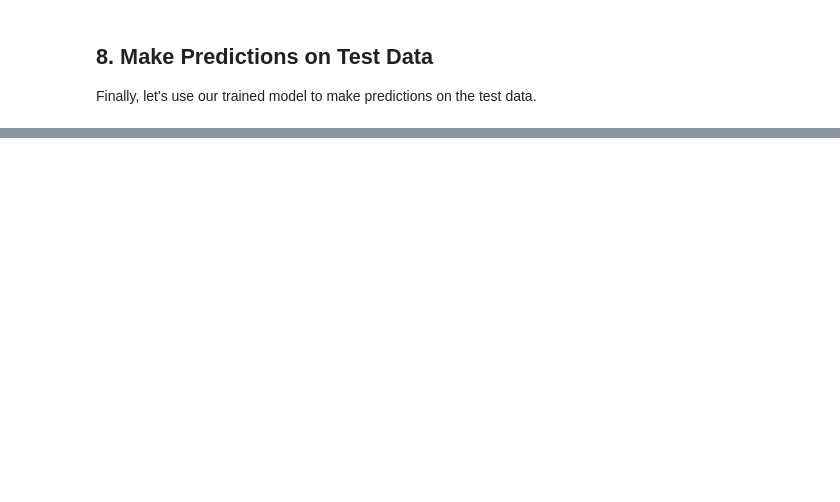
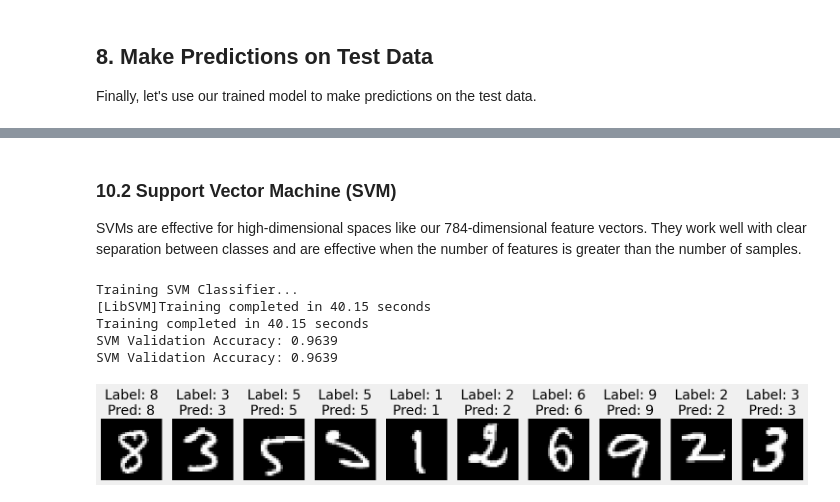
Before and after one commit to Tayyabsami1/Digit-Recognizer, a Jupyter notebook: Tayyab_i222505_DigitRecognizer.ipynb, the cells around one changed output, grey strips where cells are left out. Drawn from its saved outputs; the diff is of its cells as text; code cells hidden in the pictures; blank space fills up the shorter version.

```diff
--- a/Tayyab_i222505_DigitRecognizer.ipynb
+++ b/Tayyab_i222505_DigitRecognizer.ipynb
@@ -412,0 +488,50 @@ Thank you for following along with this digit recognition project!
+# %% [markdown]
+### 10.2 Support Vector Machine (SVM)
+
+SVMs are effective for high-dimensional spaces like our 784-dimensional feature vectors. They work well with clear separation between classes and are effective when the number of features is greater than the number of samples.
+# %%
+print("Training SVM Classifier...")
+start_time = time()
+
+# Create an SVM classifier with a radial basis function (RBF) kernel
+# Using a smaller subset for training due to SVM's computational complexity
+# Taking a random sample of 10,000 examples
+random_indices = np.random.choice(X_train_final.shape[0], size=10000, replace=False)
+X_train_svm = X_train_final[random_indices]
+y_train_svm = y_train_final[random_indices]
+
+svm_model = SVC(
+    C=10,           # Regularization parameter
+    kernel='rbf',   # Kernel type (Radial Basis Function)
+    gamma='scale',  # Kernel coefficient
+    probability=True,
+    random_state=42,
+    verbose=True
+)
+
+# Train the model
+svm_model.fit(X_train_svm, y_train_svm)
+
+# Calculate training time
+training_time = time() - start_time
+print(f"Training completed in {training_time:.2f} seconds")
+
+# Evaluate on validation set
+svm_val_pred = svm_model.predict(X_val)
+svm_accuracy = accuracy_score(y_val, svm_val_pred)
+print(f"SVM Validation Accuracy: {svm_accuracy:.4f}")
+
+# Display some predictions on validation set
+random_indices = np.random.randint(0, X_val.shape[0], 10)
+display_digits(
+    X_val[random_indices],
+    y_val[random_indices],
+    svm_model.predict(X_val[random_indices])
+)
+# %% [output]
+Training SVM Classifier...
+[LibSVM]Training completed in 40.15 seconds
+Training completed in 40.15 seconds
+SVM Validation Accuracy: 0.9639
+SVM Validation Accuracy: 0.9639
+[figure, added]
```
Also changed, not shown: parts of 18 cells of this notebook, 3 other files.
